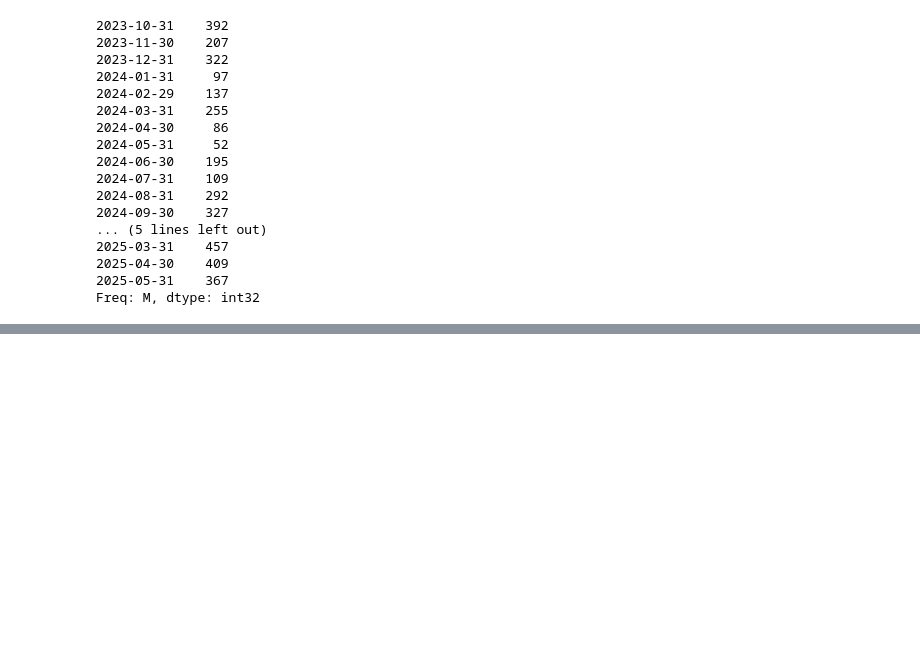
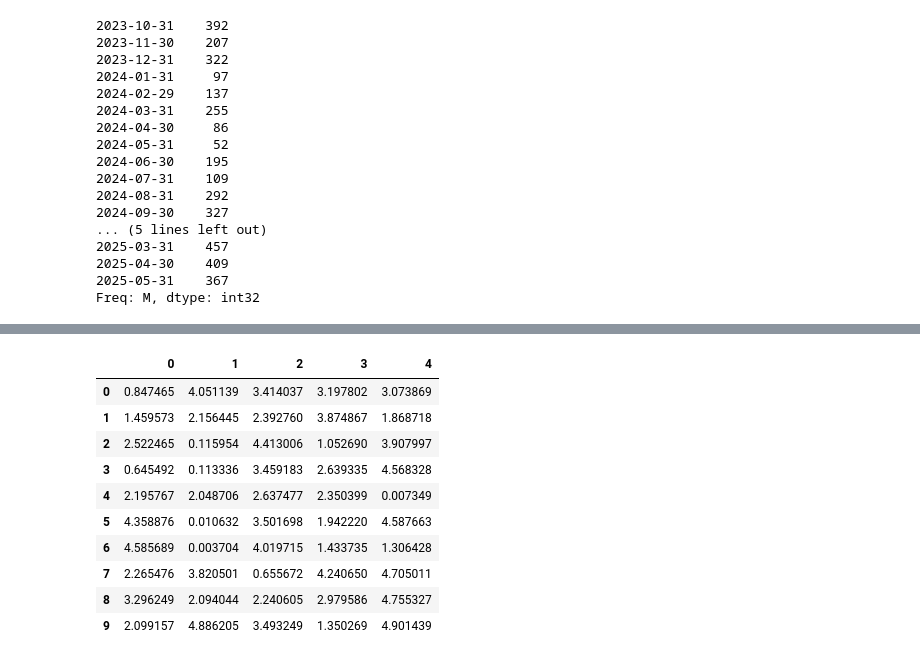
Before and after one commit to AleksandraJuras2000/Practice_Python, a Jupyter notebook: zad1.ipynb, the cells around one changed output, grey strips where cells are left out. Saved outputs shown, nothing was run; the diff lists cells and outputs as text; code cells hidden in the pictures; blank space fills up the shorter version.

```diff
--- a/zad1.ipynb
+++ b/zad1.ipynb
@@ -604,0 +681,17 @@ Freq: M, dtype: int32
+# %%
+df = pd.DataFrame(np.random.uniform(0, 5, (10, 5)))
+df
+
+# df.to_csv("foo.csv")
+# %% [output]
+|  | 0 | 1 | 2 | 3 | 4 |
+| 0 | 0.847465 | 4.051139 | 3.414037 | 3.197802 | 3.073869 |
+| 1 | 1.459573 | 2.156445 | 2.392760 | 3.874867 | 1.868718 |
+| 2 | 2.522465 | 0.115954 | 4.413006 | 1.052690 | 3.907997 |
+| 3 | 0.645492 | 0.113336 | 3.459183 | 2.639335 | 4.568328 |
+| 4 | 2.195767 | 2.048706 | 2.637477 | 2.350399 | 0.007349 |
+| 5 | 4.358876 | 0.010632 | 3.501698 | 1.942220 | 4.587663 |
+| 6 | 4.585689 | 0.003704 | 4.019715 | 1.433735 | 1.306428 |
+| 7 | 2.265476 | 3.820501 | 0.655672 | 4.240650 | 4.705011 |
+| 8 | 3.296249 | 2.094044 | 2.240605 | 2.979586 | 4.755327 |
+| 9 | 2.099157 | 4.886205 | 3.493249 | 1.350269 | 4.901439 |
```
Also changed, not shown: parts of 14 cells of this notebook, 1 other file.
